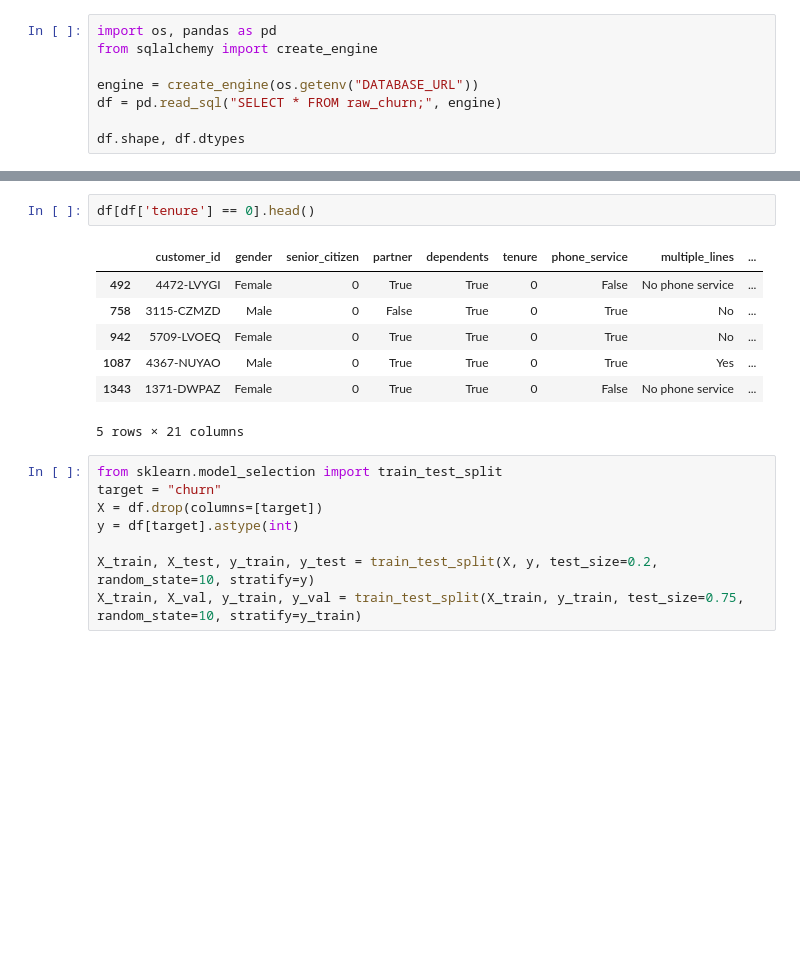
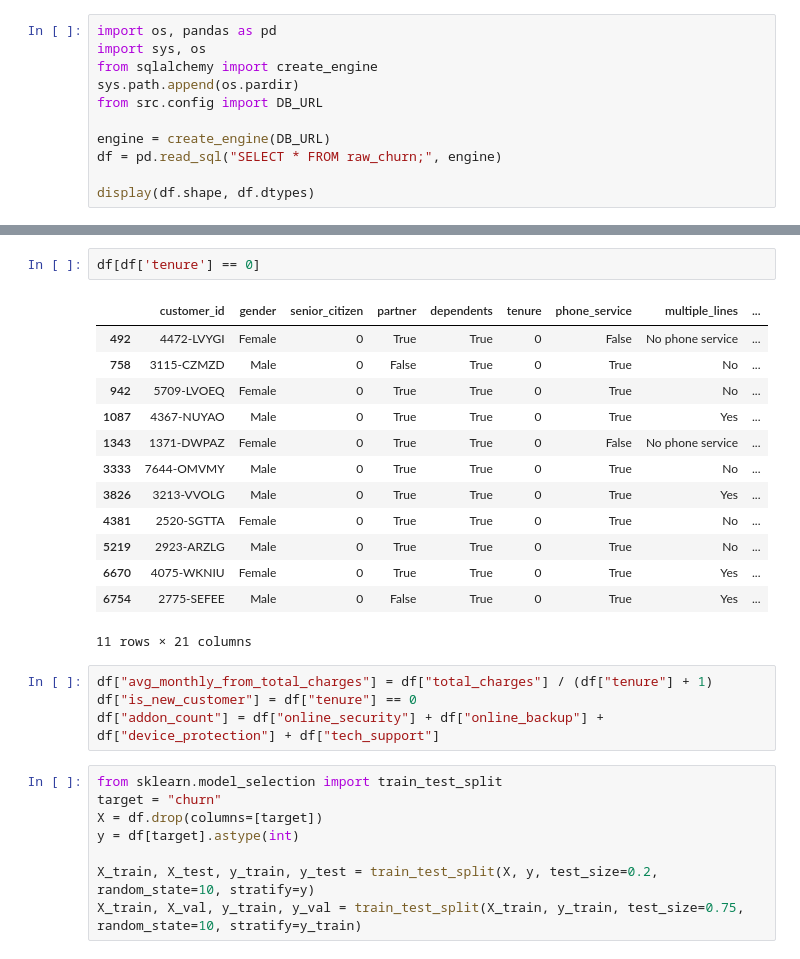
Before and after one commit to uvxpv/ds-project-pipeline, a Jupyter notebook: notebooks/prediction.ipynb, the cells around one changed output, grey strips where cells are left out. Drawn from its saved outputs; the diff is of its cells as text; blank space fills up the shorter version.

```diff
--- a/notebooks/prediction.ipynb
+++ b/notebooks/prediction.ipynb
@@ -1,9 +1,12 @@
 # %%
 import os, pandas as pd
+import sys, os
 from sqlalchemy import create_engine
+sys.path.append(os.pardir)
+from src.config import DB_URL
 
-engine = create_engine(os.getenv("DATABASE_URL"))
+engine = create_engine(DB_URL)
 df = pd.read_sql("SELECT * FROM raw_churn;", engine)
 
-df.shape, df.dtypes
+display(df.shape, df.dtypes)
 # %% [output]
@@ -27,13 +39,23 @@ df.shape, df.dtypes
 # %%
-df[df['tenure'] == 0].head()
+df[df['tenure'] == 0]
 # %% [output]
 |  | customer_id | gender | senior_citizen | partner | dependents | tenure | phone_service | multiple_lines | ... |
 | 492 | 4472-LVYGI | Female | 0 | True | True | 0 | False | No phone service | ... |
 | 758 | 3115-CZMZD | Male | 0 | False | True | 0 | True | No | ... |
 | 942 | 5709-LVOEQ | Female | 0 | True | True | 0 | True | No | ... |
 | 1087 | 4367-NUYAO | Male | 0 | True | True | 0 | True | Yes | ... |
 | 1343 | 1371-DWPAZ | Female | 0 | True | True | 0 | False | No phone service | ... |
+| 3333 | 7644-OMVMY | Male | 0 | True | True | 0 | True | No | ... |
+| 3826 | 3213-VVOLG | Male | 0 | True | True | 0 | True | Yes | ... |
+| 4381 | 2520-SGTTA | Female | 0 | True | True | 0 | True | No | ... |
+| 5219 | 2923-ARZLG | Male | 0 | True | True | 0 | True | No | ... |
+| 6670 | 4075-WKNIU | Female | 0 | True | True | 0 | True | Yes | ... |
+| 6754 | 2775-SEFEE | Male | 0 | False | True | 0 | True | Yes | ... |
-5 rows × 21 columns
+11 rows × 21 columns
+# %%
+df["avg_monthly_from_total_charges"] = df["total_charges"] / (df["tenure"] + 1)
+df["is_new_customer"] = df["tenure"] == 0
+df["addon_count"] = df["online_security"] + df["online_backup"] + df["device_protection"] + df["tech_support"]
 # %%
 from sklearn.model_selection import train_test_split
 target = "churn"
```
Also changed, not shown: parts of 10 cells of this notebook, 1 other file.
